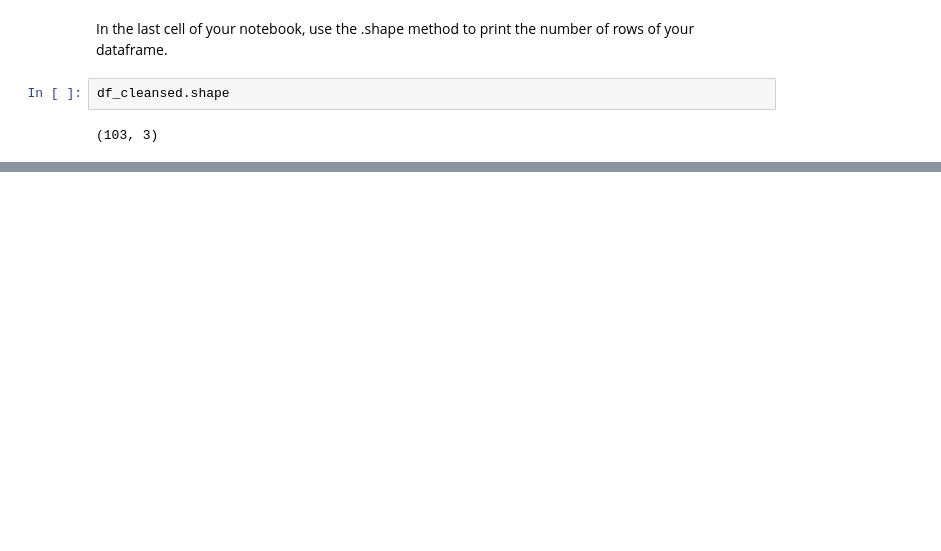
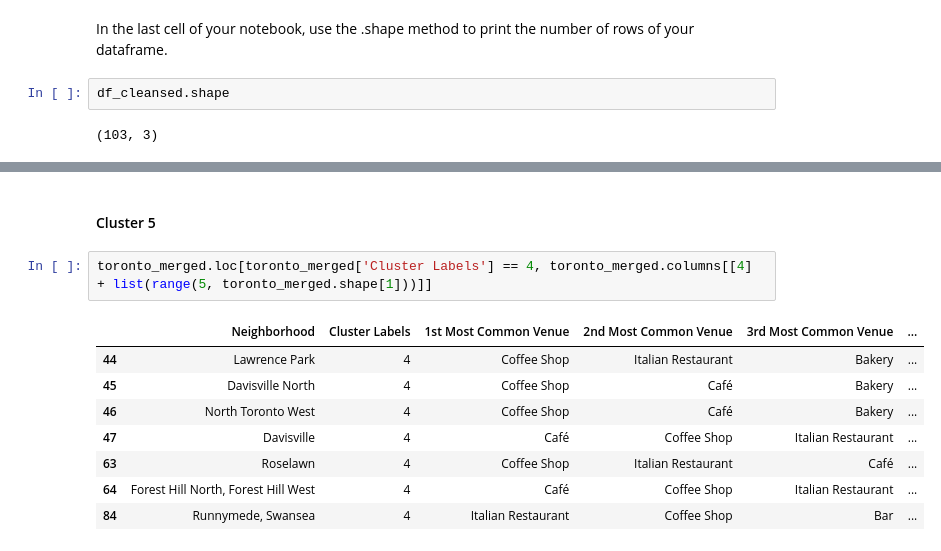
Before and after one commit to pazamorta/Coursera_Capstone, a Jupyter notebook: Neighbourhoods in Toronto.ipynb, the cells around one changed output, grey strips where cells are left out. Drawn from its saved outputs; the diff is of its cells as text; blank space fills up the shorter version.

```diff
--- a/Neighbourhoods in Toronto.ipynb
+++ b/Neighbourhoods in Toronto.ipynb
@@ -73,0 +522,13 @@ df_cleansed.shape
+# %% [markdown]
+#### Cluster 5
+# %%
+toronto_merged.loc[toronto_merged['Cluster Labels'] == 4, toronto_merged.columns[[4] + list(range(5, toronto_merged.shape[1]))]]
+# %% [output]
+|  | Neighborhood | Cluster Labels | 1st Most Common Venue | 2nd Most Common Venue | 3rd Most Common Venue | ... |
+| 44 | Lawrence Park | 4 | Coffee Shop | Italian Restaurant | Bakery | ... |
+| 45 | Davisville North | 4 | Coffee Shop | Café | Bakery | ... |
+| 46 | North Toronto West | 4 | Coffee Shop | Café | Bakery | ... |
+| 47 | Davisville | 4 | Café | Coffee Shop | Italian Restaurant | ... |
+| 63 | Roselawn | 4 | Coffee Shop | Italian Restaurant | Café | ... |
+| 64 | Forest Hill North, Forest Hill West | 4 | Café | Coffee Shop | Italian Restaurant | ... |
+| 84 | Runnymede, Swansea | 4 | Italian Restaurant | Coffee Shop | Bar | ... |
```
Also changed, not shown: parts of 49 cells of this notebook.
